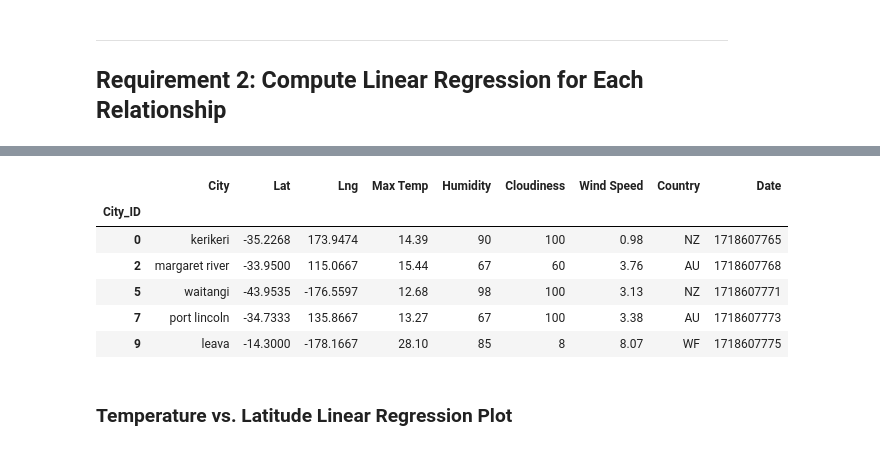
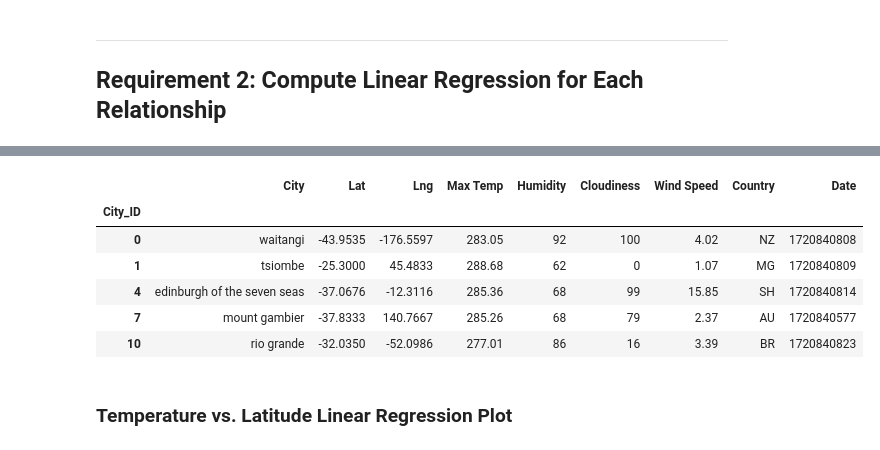
Before and after one commit to UtahPando/python-api-challenge, a Jupyter notebook: WeatherPy/WeatherPy.ipynb, the cells around one changed output, grey strips where cells are left out. Drawn from its saved outputs; the diff is of its cells as text; code cells hidden in the pictures.

```diff
--- a/WeatherPy/WeatherPy.ipynb
+++ b/WeatherPy/WeatherPy.ipynb
@@ -279,16 +312,16 @@ northern_hemi_df.head()
 # %%
 # Create a DataFrame with the Southern Hemisphere data (Latitude < 0)
-# YOUR CODE HERE
+southern_hemi_df = city_data_df[city_data_df['Lat'] < 0]
 
 # Display sample data
 southern_hemi_df.head()
 # %% [output]
 |  | City | Lat | Lng | Max Temp | Humidity | Cloudiness | Wind Speed | Country | Date |
 | City_ID |  |  |  |  |  |  |  |  |  |
-| 0 | kerikeri | -35.2268 | 173.9474 | 14.39 | 90 | 100 | 0.98 | NZ | 1718607765 |
-| 2 | margaret river | -33.9500 | 115.0667 | 15.44 | 67 | 60 | 3.76 | AU | 1718607768 |
-| 5 | waitangi | -43.9535 | -176.5597 | 12.68 | 98 | 100 | 3.13 | NZ | 1718607771 |
-| 7 | port lincoln | -34.7333 | 135.8667 | 13.27 | 67 | 100 | 3.38 | AU | 1718607773 |
-| 9 | leava | -14.3000 | -178.1667 | 28.10 | 85 | 8 | 8.07 | WF | 1718607775 |
+| 0 | waitangi | -43.9535 | -176.5597 | 283.05 | 92 | 100 | 4.02 | NZ | 1720840808 |
+| 1 | tsiombe | -25.3000 | 45.4833 | 288.68 | 62 | 0 | 1.07 | MG | 1720840809 |
+| 4 | edinburgh of the seven seas | -37.0676 | -12.3116 | 285.36 | 68 | 99 | 15.85 | SH | 1720840814 |
+| 7 | mount gambier | -37.8333 | 140.7667 | 285.26 | 68 | 79 | 2.37 | AU | 1720840577 |
+| 10 | rio grande | -32.0350 | -52.0986 | 277.01 | 86 | 16 | 3.39 | BR | 1720840823 |
 # %% [markdown]
 ###  Temperature vs. Latitude Linear Regression Plot
```
Also changed, not shown: parts of 27 cells of this notebook, 5 other files.
